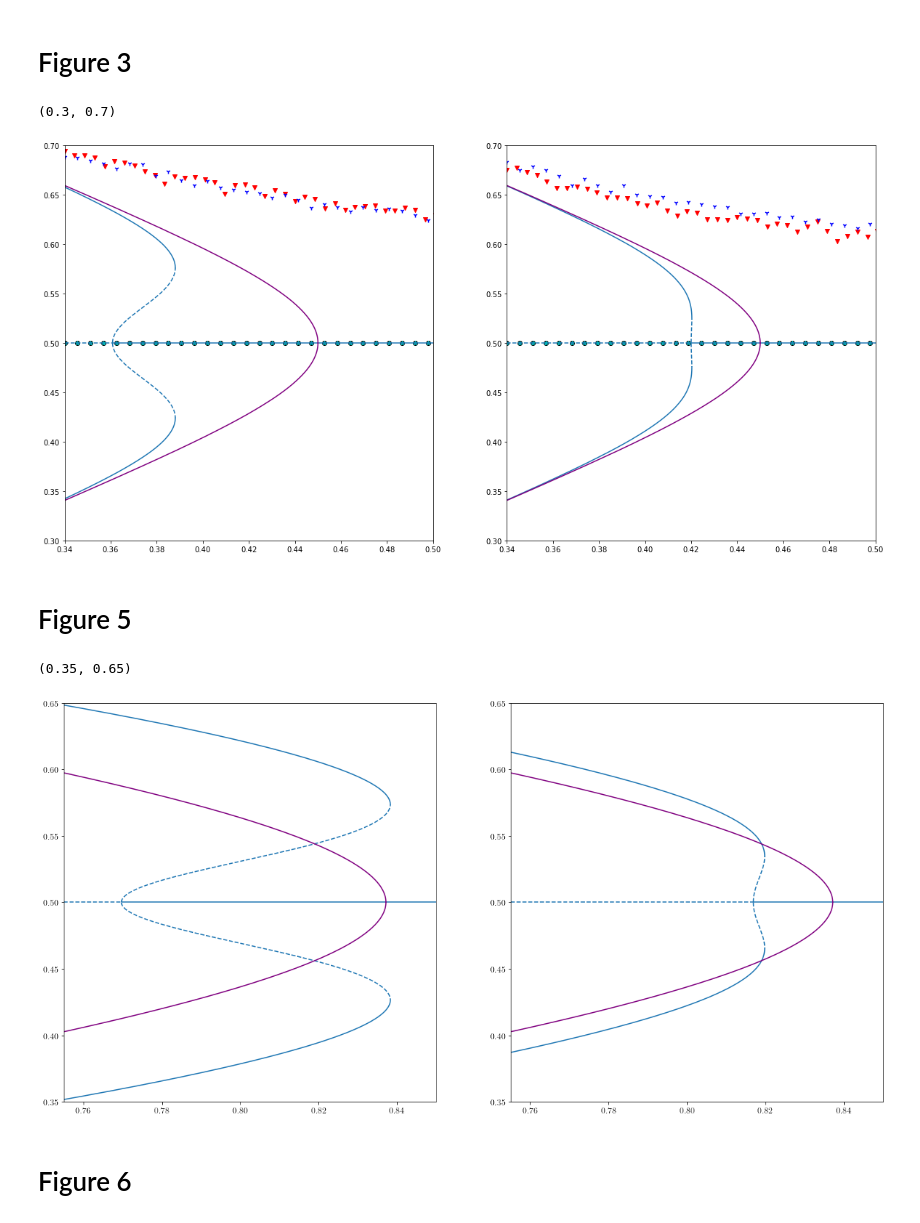
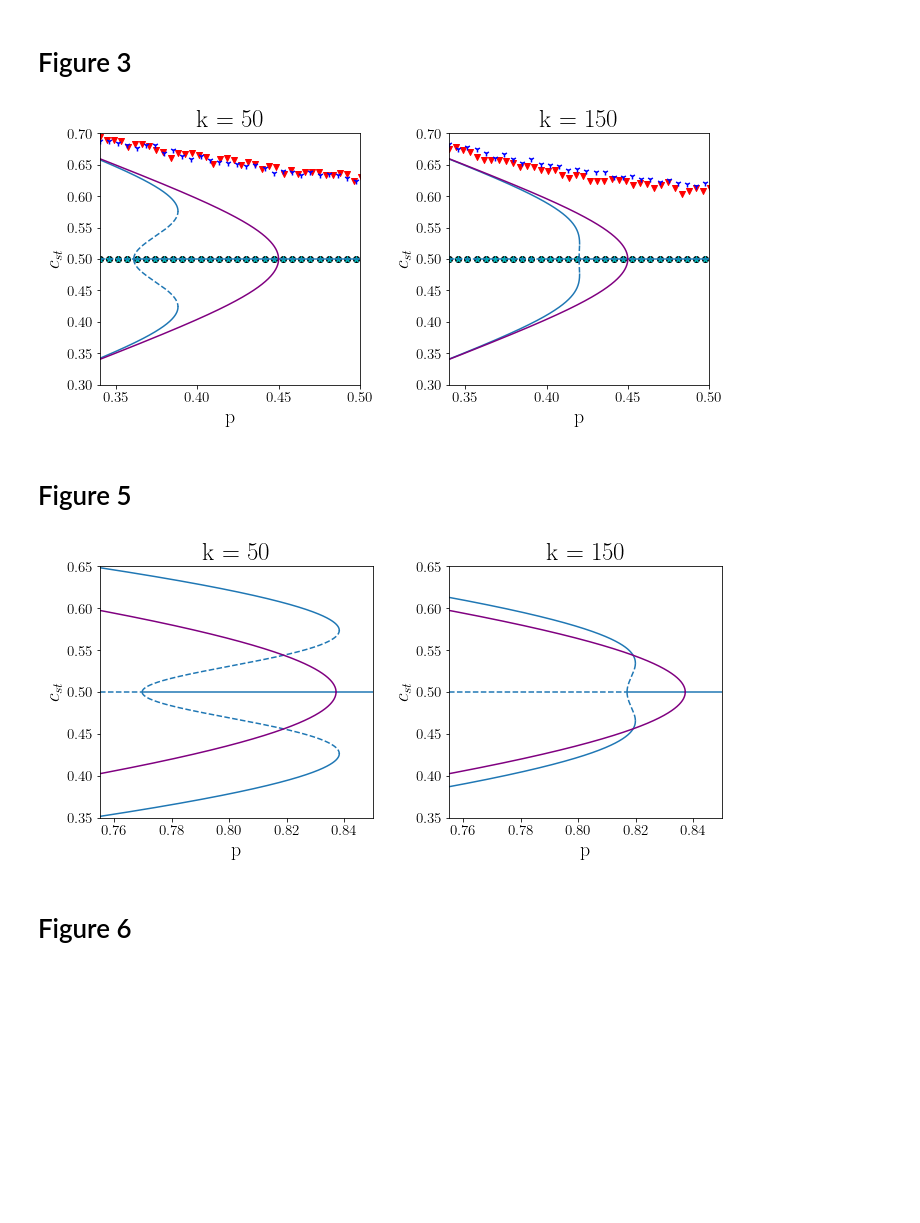
Before and after one commit to pucandrzej/DPOCN_project, a Jupyter notebook: reproduction_of_article_graphs.ipynb, the cells around one changed output. Saved outputs shown, nothing was run; the diff lists cells and outputs as text; code cells hidden in the pictures; blank space fills up the shorter version.

```diff
--- a/reproduction_of_article_graphs.ipynb
+++ b/reproduction_of_article_graphs.ipynb
@@ -140,7 +148,7 @@ upper_spinodal_R = np.nanmax(SUFP_R)
 
 MFA_results = MFA_equation(np.linspace(0.5001, 1, 10000), q_a, q_c)
 # %%
-fig, axs = plt.subplots(ncols = 2, figsize = (2 * Image_width, Image_width))
+fig, axs = plt.subplots(ncols = 2, figsize = (Image_width, 0.5 * Image_width))
 
 ax = axs[0]
 # PA
@@ -171,7 +179,9 @@ ax.scatter(xs, vals, marker='*', color="c")
 
 ax.set_xlim(x_ax_limits)
 ax.set_ylim([0.3, 0.7])
-
+ax.set_xlabel('p')
+ax.set_ylabel('$c_{st}$')
+ax.set_title('k = 50')
 
 
 ax = axs[1]
@@ -204,9 +214,14 @@ ax.scatter(xs, vals, marker='*', color="c")
 
 ax.set_xlim(x_ax_limits)
 ax.set_ylim([0.3, 0.7])
+ax.set_xlabel('p')
+ax.set_ylabel('$c_{st}$')
+ax.set_title('k = 150')
+
+plt.tight_layout()
+plt.savefig('Figures/Fig_3.jpg', bbox_inches = 'tight', dpi = 500)
 # %% [output]
-(0.3, 0.7)
-[figure, old version]
+[figure, new version]
 # %% [markdown]
 # Figure 5
 # %%
@@ -227,7 +242,7 @@ upper_spinodal_R = np.nanmax(SUFP_R)
 
 MFA_results = MFA_equation(np.linspace(0.5001, 1, 10000), q_a, q_c)
 # %%
-fig, axs = plt.subplots(ncols = 2, figsize = (2 * Image_width, Image_width))
+fig, axs = plt.subplots(ncols = 2, figsize = (Image_width, 0.5 * Image_width))
 
 ax = axs[0]
 # PA
@@ -242,35 +257,43 @@ ax.plot(SUFP_L[np.nanargmax(SUFP_L):], 1- C[np.nanargmax(SUFP_L):], color = ax.g
 # MFA
 # upper part
 ax.plot(MFA_results[:np.where(MFA_results == np.max(MFA_results))[0][0]], np.linspace(0.5, 1, 10000)[:np.where(MFA_results == np.max(MFA_results))[0][0]], color = 'purple', linestyle = '--')
 ax.plot(MFA_results[np.where(MFA_results == np.max(MFA_results))[0][0]:], np.linspace(0.5, 1, 10000)[np.where(MFA_results == np.max(MFA_results))[0][0]:], color = 'purple')
 # lower part
 ax.plot(MFA_results[:np.where(MFA_results == np.max(MFA_results))[0][0]], 1 - np.linspace(0.5, 1, 10000)[:np.where(MFA_results == np.max(MFA_results))[0][0]], color = 'purple', linestyle = '--')
 ax.plot(MFA_results[np.where(MFA_results == np.max(MFA_results))[0][0]:], 1 - np.linspace(0.5, 1, 10000)[np.where(MFA_results == np.max(MFA_results))[0][0]:], color = 'purple')
 ax.set_xlim(x_ax_limits)
 ax.set_ylim([0.35, 0.65])
+ax.set_xlabel('p')
+ax.set_ylabel('$c_{st}$')
+ax.set_title('k = 50')
 
 ax = axs[1]
 # PA
 # upper part
 ax.plot(SUFP_R[:np.nanargmax(SUFP_R)], C[:np.nanargmax(SUFP_R)], '--')
 ax.plot(SUFP_R[np.nanargmax(SUFP_R):], C[np.nanargmax(SUFP_R):], color = ax.get_lines()[-1].get_c())
 ax.hlines(y = 0.5, xmin = x_ax_limits[0], xmax = SUFP_R[0], linestyles = '--')
 ax.hlines(y = 0.5, xmin = SUFP_R[0], xmax = x_ax_limits[1])
 # lower part
 ax.plot(SUFP_R[:np.nanargmax(SUFP_R)], 1 - C[:np.nanargmax(SUFP_R)], '--', color = ax.get_lines()[-1].get_c())
 ax.plot(SUFP_R[np.nanargmax(SUFP_R):], 1- C[np.nanargmax(SUFP_R):], color = ax.get_lines()[-1].get_c())
 # MFA
 # upper part
 ax.plot(MFA_results[:np.where(MFA_results == np.max(MFA_results))[0][0]], np.linspace(0.5, 1, 10000)[:np.where(MFA_results == np.max(MFA_results))[0][0]], color = 'purple', linestyle = '--')
 ax.plot(MFA_results[np.where(MFA_results == np.max(MFA_results))[0][0]:], np.linspace(0.5, 1, 10000)[np.where(MFA_results == np.max(MFA_results))[0][0]:], color = 'purple')
 # lower part
 ax.plot(MFA_results[:np.where(MFA_results == np.max(MFA_results))[0][0]], 1 - np.linspace(0.5, 1, 10000)[:np.where(MFA_results == np.max(MFA_results))[0][0]], color = 'purple', linestyle = '--')
 ax.plot(MFA_results[np.where(MFA_results == np.max(MFA_results))[0][0]:], 1 - np.linspace(0.5, 1, 10000)[np.where(MFA_results == np.max(MFA_results))[0][0]:], color = 'purple')
 ax.set_xlim(x_ax_limits)
 ax.set_ylim([0.35, 0.65])
+ax.set_xlabel('p')
+ax.set_ylabel('$c_{st}$')
+ax.set_title('k = 150')
+
+plt.tight_layout()
+plt.savefig('Figures/Fig_5.jpg', bbox_inches = 'tight', dpi = 500)
 # %% [output]
-(0.35, 0.65)
-[figure, old version]
+[figure, new version]
 # %% [markdown]
 # Figure 6
 # %%
```
Also changed, not shown: parts of 3 cells of this notebook, 5 other files.
